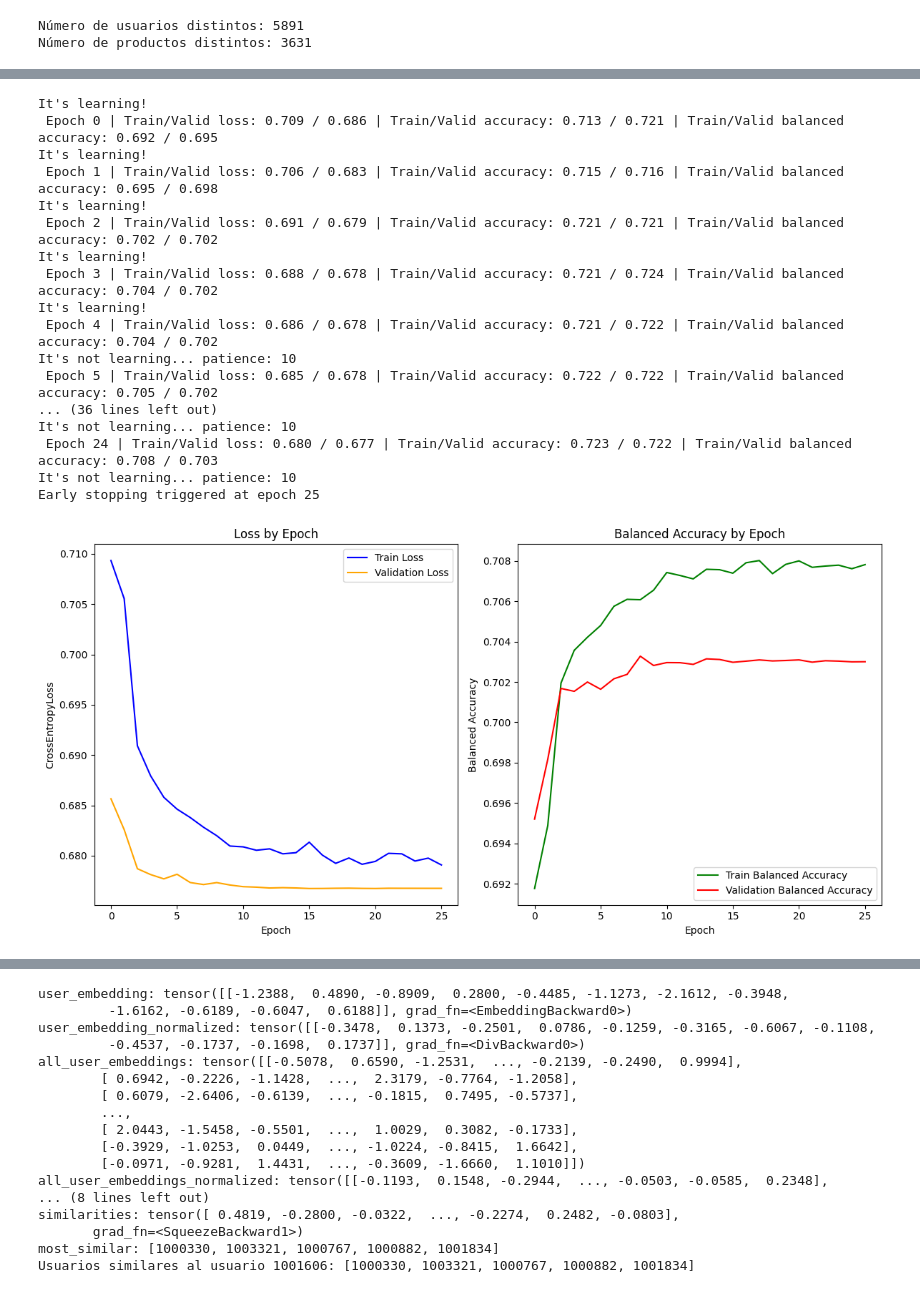
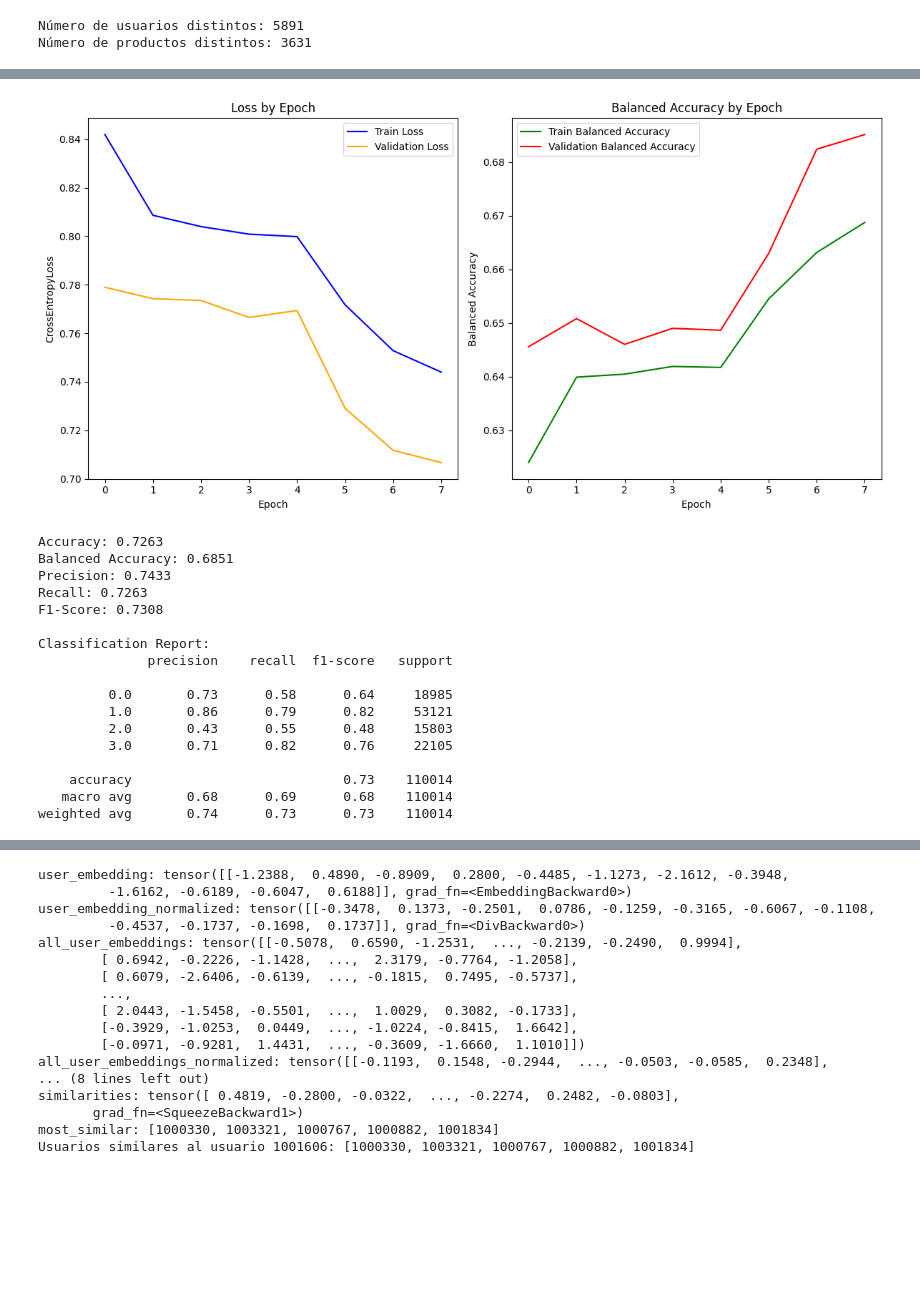
Before and after one commit to claudiobarril/aprendizaje_profundo, a Jupyter notebook: Deep_Learning_TP_Cohorte_17_5B2024.ipynb, the cells around one changed output, grey strips where cells are left out. Saved outputs shown, nothing was run; the diff lists cells and outputs as text; code cells hidden in the pictures; blank space fills up the shorter version.

```diff
--- a/Deep_Learning_TP_Cohorte_17_5B2024.ipynb
+++ b/Deep_Learning_TP_Cohorte_17_5B2024.ipynb
@@ -803,7 +803,6 @@ def printTrainLossVsValidLossAndAccuracy(
     ax2.set_title("Balanced Accuracy by Epoch")
     ax2.set_xlabel("Epoch")
     ax2.set_ylabel("Balanced Accuracy")
-    ax2.set_ylim(0, 1)  # Ensure y-axis is fixed between 0 and 1
 
     # Adjust layout to avoid overlap
     plt.tight_layout()
@@ -1530,5 +1565,5 @@ Early stopping triggered at epoch 17
 # %%
-class NNetImproveWithEmbeddings2(torch.nn.Module):
+class NNetWithEmbeddingsV2(torch.nn.Module):
 
   def __init__(self, input_size, output_size, user_idx_embeddings_dim, product_idx_embeddings_dim):
     super().__init__()
@@ -1584,25 +1613,33 @@ trainer = TrainerWithEmbeddings(
-# %%
-trained_model_with_embeddings = trainer.train(
-    train_dataloader=train_dataloader_embeddings,
-    test_dataloader=test_dataloader_embeddings,
-    epochs=50
-)
-# %% [output]
-It's learning!
- Epoch 0 | Train/Valid loss: 0.709 / 0.686 | Train/Valid accuracy: 0.713 / 0.721 | Train/Valid balanced accuracy: 0.692 / 0.695
-It's learning!
- Epoch 1 | Train/Valid loss: 0.706 / 0.683 | Train/Valid accuracy: 0.715 / 0.716 | Train/Valid balanced accuracy: 0.695 / 0.698
-It's learning!
- Epoch 2 | Train/Valid loss: 0.691 / 0.679 | Train/Valid accuracy: 0.721 / 0.721 | Train/Valid balanced accuracy: 0.702 / 0.702
-It's learning!
- Epoch 3 | Train/Valid loss: 0.688 / 0.678 | Train/Valid accuracy: 0.721 / 0.724 | Train/Valid balanced accuracy: 0.704 / 0.702
-It's learning!
- Epoch 4 | Train/Valid loss: 0.686 / 0.678 | Train/Valid accuracy: 0.721 / 0.722 | Train/Valid balanced accuracy: 0.704 / 0.702
-It's not learning... patience: 10
- Epoch 5 | Train/Valid loss: 0.685 / 0.678 | Train/Valid accuracy: 0.722 / 0.722 | Train/Valid balanced accuracy: 0.705 / 0.702
-... (36 lines left out)
-It's not learning... patience: 10
- Epoch 24 | Train/Valid loss: 0.680 / 0.677 | Train/Valid accuracy: 0.723 / 0.722 | Train/Valid balanced accuracy: 0.708 / 0.703
-It's not learning... patience: 10
-Early stopping triggered at epoch 25
-[figure, removed]
+# %%
+trainer_with_embeddings_v2 = TrainerWithEmbeddings(
+    model=nnet_with_embeddings,
+    device=device,
+    optimizer=optimizer,
+    criterion=criterion,
+    scheduler=scheduler,
+    early_stopper=EarlyStopper(patience=5, mode="min")
+)
+# %%
+trainer_with_embeddings_v2.fit(
+    train_dataloader=train_dataloader_embeddings,
+    val_dataloader=test_dataloader_embeddings,
+    epochs=50
+)
+
+# Retrieve metrics
+train_loss_by_epoch, valid_loss_by_epoch, train_accuracy_by_epoch, valid_accuracy_by_epoch = trainer_with_embeddings_v2.get_training_metrics()
+
+# Plot metrics
+printTrainLossVsValidLossAndAccuracy(
+    train_loss_by_epoch,
+    valid_loss_by_epoch,
+    train_accuracy_by_epoch,
+    valid_accuracy_by_epoch,
+)
+
+# Predict on test set
+y_true, y_pred = trainer_with_embeddings_v2.predict(test_dataloader_embeddings)
+
+# Evaluate predictions
+evaluate_classifier(nnet, y_pred)
+# %% [output]
@@ -1608,0 +1658,18 @@ Early stopping triggered at epoch 25
+[figure, added]
+Accuracy: 0.7263
+Balanced Accuracy: 0.6851
+Precision: 0.7433
+Recall: 0.7263
+F1-Score: 0.7308
+
+Classification Report:
+              precision    recall  f1-score   support
+
+         0.0       0.73      0.58      0.64     18985
+         1.0       0.86      0.79      0.82     53121
+         2.0       0.43      0.55      0.48     15803
+         3.0       0.71      0.82      0.76     22105
+
+    accuracy                           0.73    110014
+   macro avg       0.68      0.69      0.68    110014
+weighted avg       0.74      0.73      0.73    110014
```
Also changed, not shown: parts of 32 cells of this notebook.
